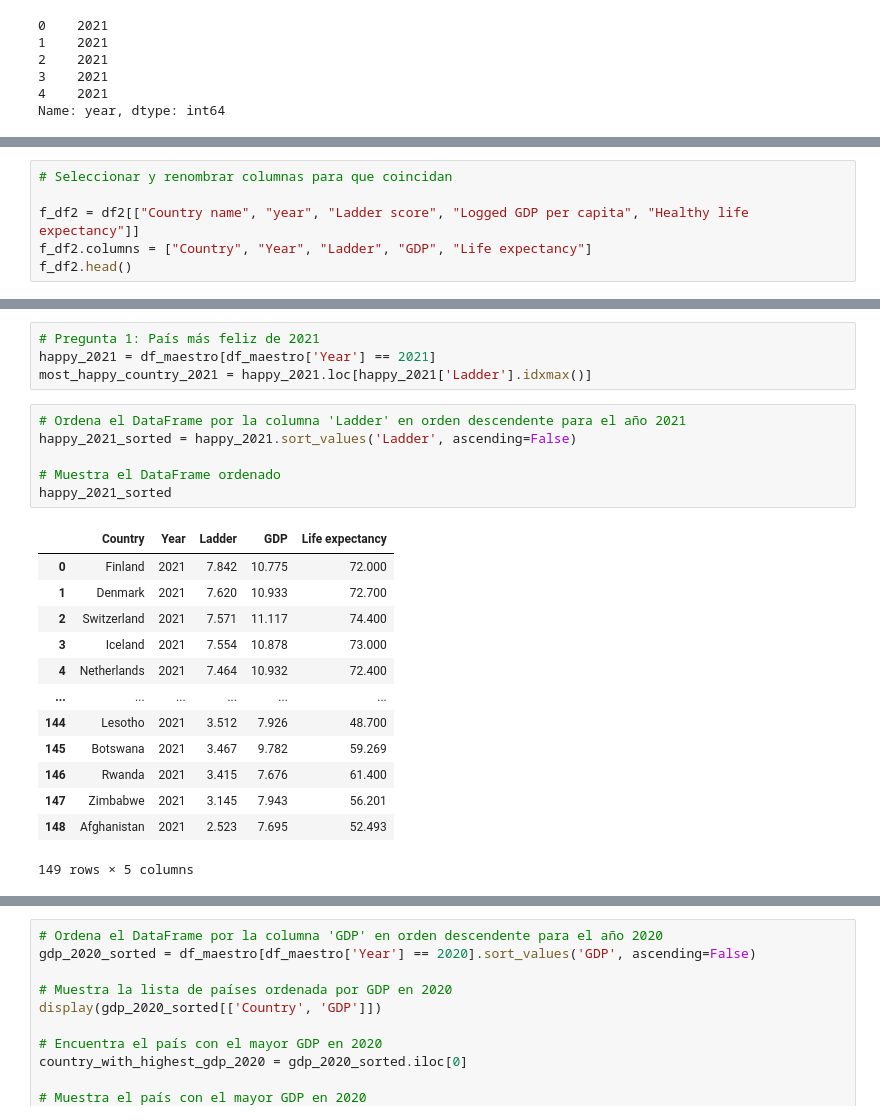
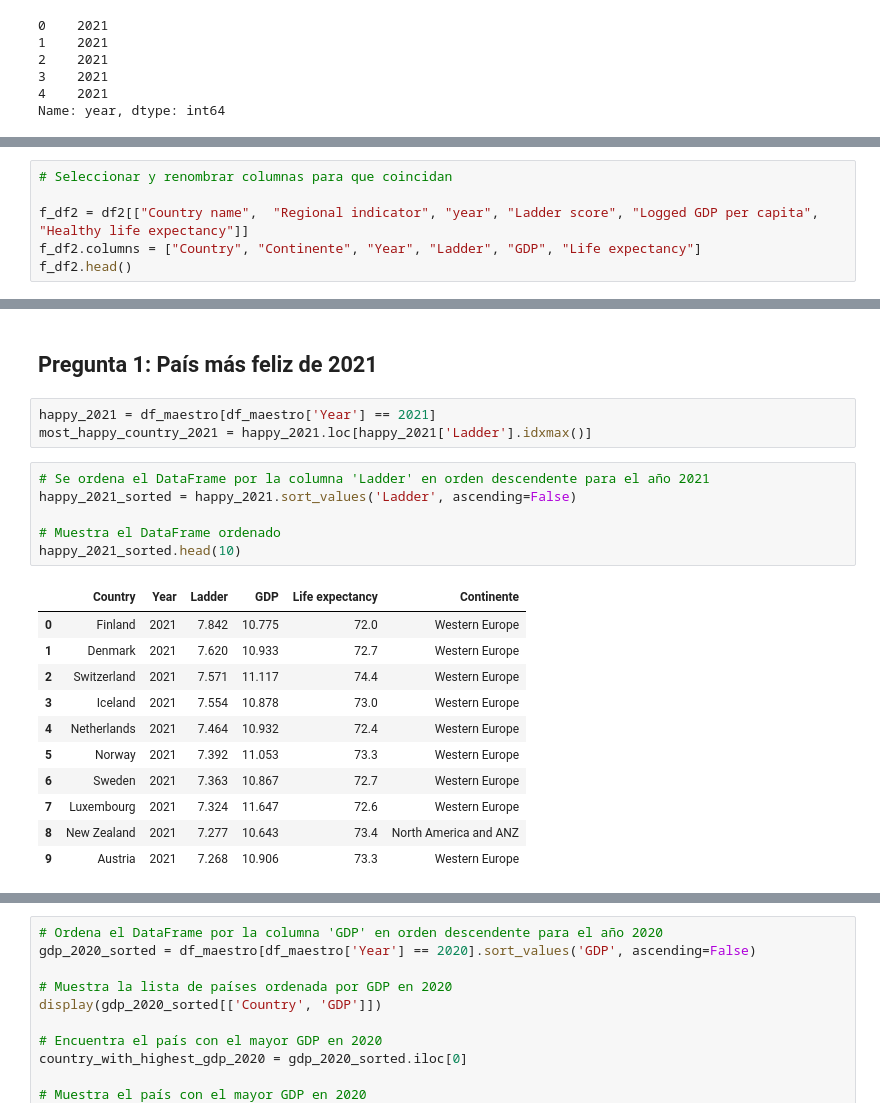
Before and after one commit to ferkuellar/BigData-Procesing, a Jupyter notebook: proyecto.ipynb, the cells around one changed output, grey strips where cells are left out. Drawn from its saved outputs; the diff is of its cells as text.

```diff
--- a/proyecto.ipynb
+++ b/proyecto.ipynb
@@ -54,7 +54,7 @@ f_df1.head()
 # %%
 # Seleccionar y renombrar columnas para que coincidan
 
-f_df2 = df2[["Country name", "year", "Ladder score", "Logged GDP per capita", "Healthy life expectancy"]]
-f_df2.columns = ["Country", "Year", "Ladder", "GDP", "Life expectancy"]
+f_df2 = df2[["Country name",  "Regional indicator", "year", "Ladder score", "Logged GDP per capita", "Healthy life expectancy"]]
+f_df2.columns = ["Country", "Continente", "Year", "Ladder", "GDP", "Life expectancy"]
 f_df2.head()
 # %% [output]
@@ -125,24 +126,23 @@ df_maestro[df_maestro.GDP.isnull()]
+# %% [markdown]
+## Pregunta 1: País más feliz de 2021
 # %%
-# Pregunta 1: País más feliz de 2021
 happy_2021 = df_maestro[df_maestro['Year'] == 2021]
 most_happy_country_2021 = happy_2021.loc[happy_2021['Ladder'].idxmax()]
 # %%
-# Ordena el DataFrame por la columna 'Ladder' en orden descendente para el año 2021
+# Se ordena el DataFrame por la columna 'Ladder' en orden descendente para el año 2021
 happy_2021_sorted = happy_2021.sort_values('Ladder', ascending=False)
 
 # Muestra el DataFrame ordenado
-happy_2021_sorted
+happy_2021_sorted.head(10)
 # %% [output]
-|  | Country | Year | Ladder | GDP | Life expectancy |
-| 0 | Finland | 2021 | 7.842 | 10.775 | 72.000 |
-| 1 | Denmark | 2021 | 7.620 | 10.933 | 72.700 |
-| 2 | Switzerland | 2021 | 7.571 | 11.117 | 74.400 |
-| 3 | Iceland | 2021 | 7.554 | 10.878 | 73.000 |
-| 4 | Netherlands | 2021 | 7.464 | 10.932 | 72.400 |
-| ... | ... | ... | ... | ... | ... |
-| 144 | Lesotho | 2021 | 3.512 | 7.926 | 48.700 |
-| 145 | Botswana | 2021 | 3.467 | 9.782 | 59.269 |
-| 146 | Rwanda | 2021 | 3.415 | 7.676 | 61.400 |
-| 147 | Zimbabwe | 2021 | 3.145 | 7.943 | 56.201 |
-| 148 | Afghanistan | 2021 | 2.523 | 7.695 | 52.493 |
+|  | Country | Year | Ladder | GDP | Life expectancy | Continente |
+| 0 | Finland | 2021 | 7.842 | 10.775 | 72.0 | Western Europe |
+| 1 | Denmark | 2021 | 7.620 | 10.933 | 72.7 | Western Europe |
+| 2 | Switzerland | 2021 | 7.571 | 11.117 | 74.4 | Western Europe |
+| 3 | Iceland | 2021 | 7.554 | 10.878 | 73.0 | Western Europe |
+| 4 | Netherlands | 2021 | 7.464 | 10.932 | 72.4 | Western Europe |
+| 5 | Norway | 2021 | 7.392 | 11.053 | 73.3 | Western Europe |
+| 6 | Sweden | 2021 | 7.363 | 10.867 | 72.7 | Western Europe |
+| 7 | Luxembourg | 2021 | 7.324 | 11.647 | 72.6 | Western Europe |
+| 8 | New Zealand | 2021 | 7.277 | 10.643 | 73.4 | North America and ANZ |
+| 9 | Austria | 2021 | 7.268 | 10.906 | 73.3 | Western Europe |
-149 rows × 5 columns
```
Also changed, not shown: parts of 22 cells of this notebook.
